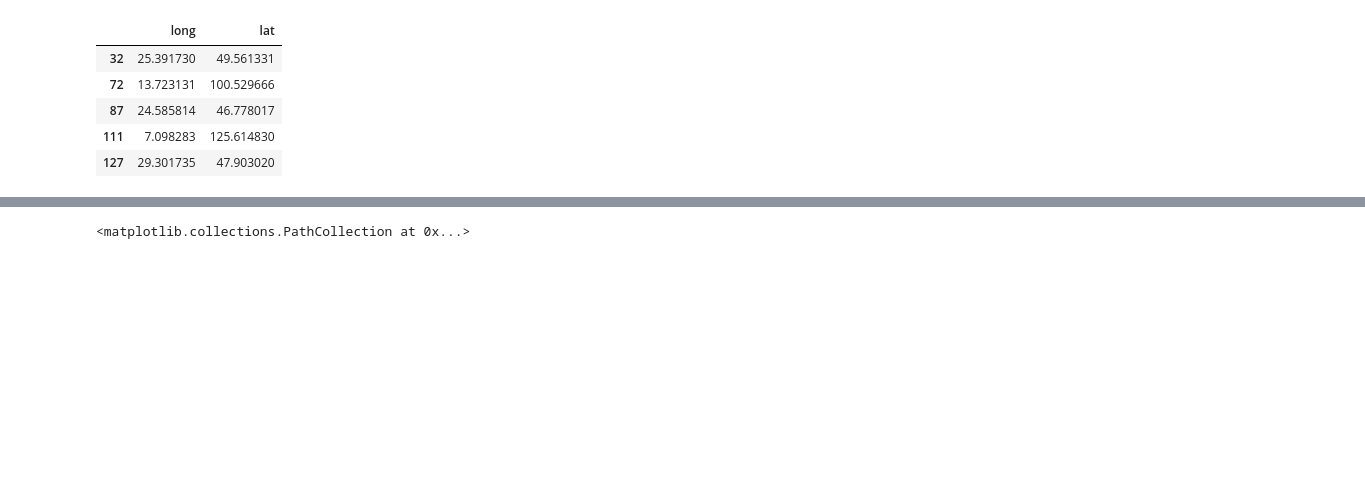
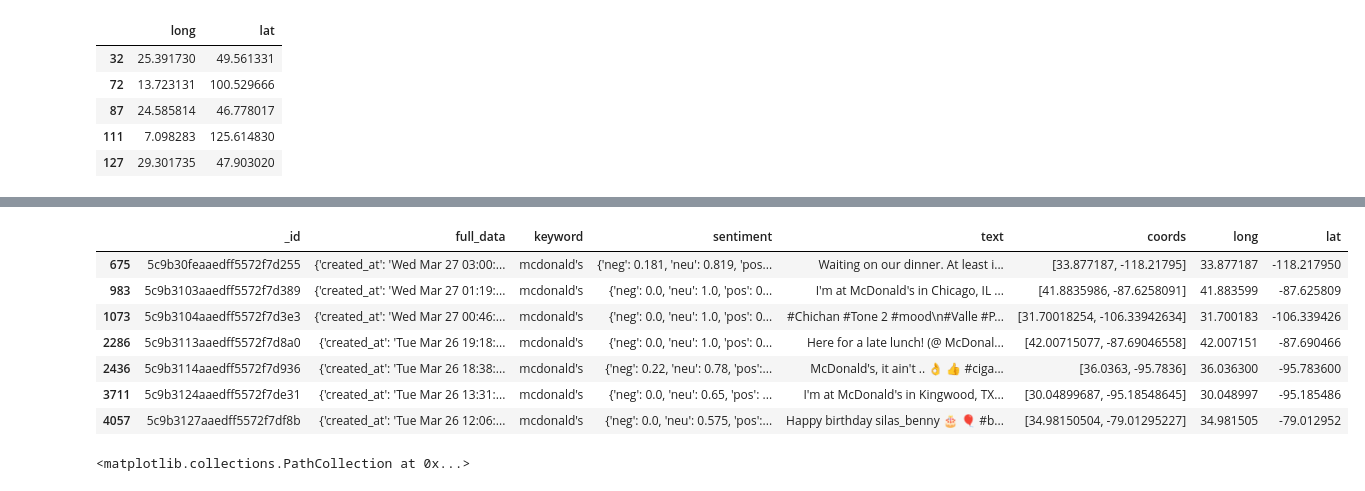
Before and after one commit to karinapatel/food-desert-prediction, a Jupyter notebook: basemap_testing.ipynb, the cells around one changed output, grey strips where cells are left out. Cells and saved outputs as stored; diff of their text form; code cells hidden in the pictures; blank space fills up the shorter version.

```diff
--- a/basemap_testing.ipynb
+++ b/basemap_testing.ipynb
@@ -85,3 +88,14 @@ array(['y', 'y', 'y', 'y', 'y', 'y', 'y', 'y', 'y', 'y'], dtype='<U1')
+# %%
+us_dat[us_col=='b']
+# %% [output]
+|  | _id | full_data | keyword | sentiment | text | coords | long | lat |
+| 675 | 5c9b30feaaedff5572f7d255 | {'created_at': 'Wed Mar 27 03:00:... | mcdonald's | {'neg': 0.181, 'neu': 0.819, 'pos... | Waiting on our dinner. At least i... | [33.877187, -118.21795] | 33.877187 | -118.217950 |
+| 983 | 5c9b3103aaedff5572f7d389 | {'created_at': 'Wed Mar 27 01:19:... | mcdonald's | {'neg': 0.0, 'neu': 1.0, 'pos': 0... | I'm at McDonald's in Chicago, IL ... | [41.8835986, -87.6258091] | 41.883599 | -87.625809 |
+| 1073 | 5c9b3104aaedff5572f7d3e3 | {'created_at': 'Wed Mar 27 00:46:... | mcdonald's | {'neg': 0.0, 'neu': 1.0, 'pos': 0... | #Chichan #Tone 2 #mood\n#Valle #P... | [31.70018254, -106.33942634] | 31.700183 | -106.339426 |
+| 2286 | 5c9b3113aaedff5572f7d8a0 | {'created_at': 'Tue Mar 26 19:18:... | mcdonald's | {'neg': 0.0, 'neu': 1.0, 'pos': 0... | Here for a late lunch! (@ McDonal... | [42.00715077, -87.69046558] | 42.007151 | -87.690466 |
+| 2436 | 5c9b3114aaedff5572f7d936 | {'created_at': 'Tue Mar 26 18:38:... | mcdonald's | {'neg': 0.22, 'neu': 0.78, 'pos':... | McDonald's, it ain't .. 👌 👍 #ciga... | [36.0363, -95.7836] | 36.036300 | -95.783600 |
+| 3711 | 5c9b3124aaedff5572f7de31 | {'created_at': 'Tue Mar 26 13:31:... | mcdonald's | {'neg': 0.0, 'neu': 0.65, 'pos': ... | I'm at McDonald's in Kingwood, TX... | [30.04899687, -95.18548645] | 30.048997 | -95.185486 |
+| 4057 | 5c9b3127aaedff5572f7df8b | {'created_at': 'Tue Mar 26 12:06:... | mcdonald's | {'neg': 0.0, 'neu': 0.575, 'pos':... | Happy birthday silas_benny 🎂 🎈 #b... | [34.98150504, -79.01295227] | 34.981505 | -79.012952 |
 # %%
 fig,ax = plt.subplots(1,1,figsize=(12,7))
 ax.scatter(us_dat['lat'],us_dat['long'],c = us_col)
```
Also changed, not shown: parts of 25 cells of this notebook, 5 other files.
